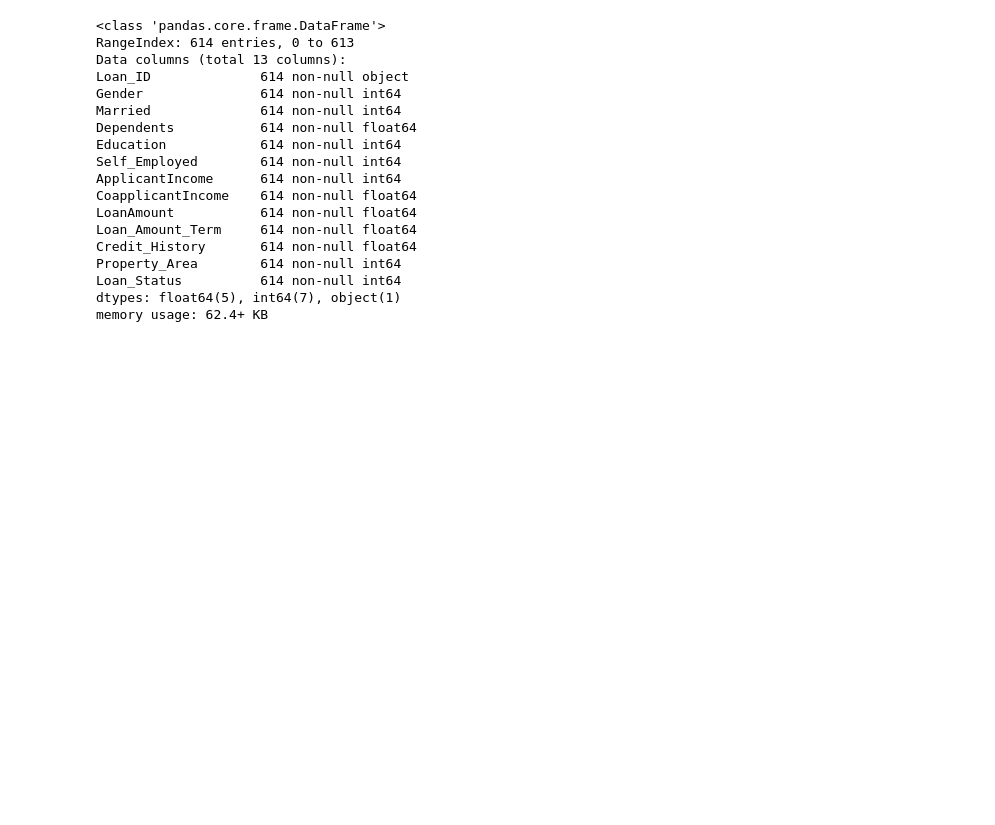
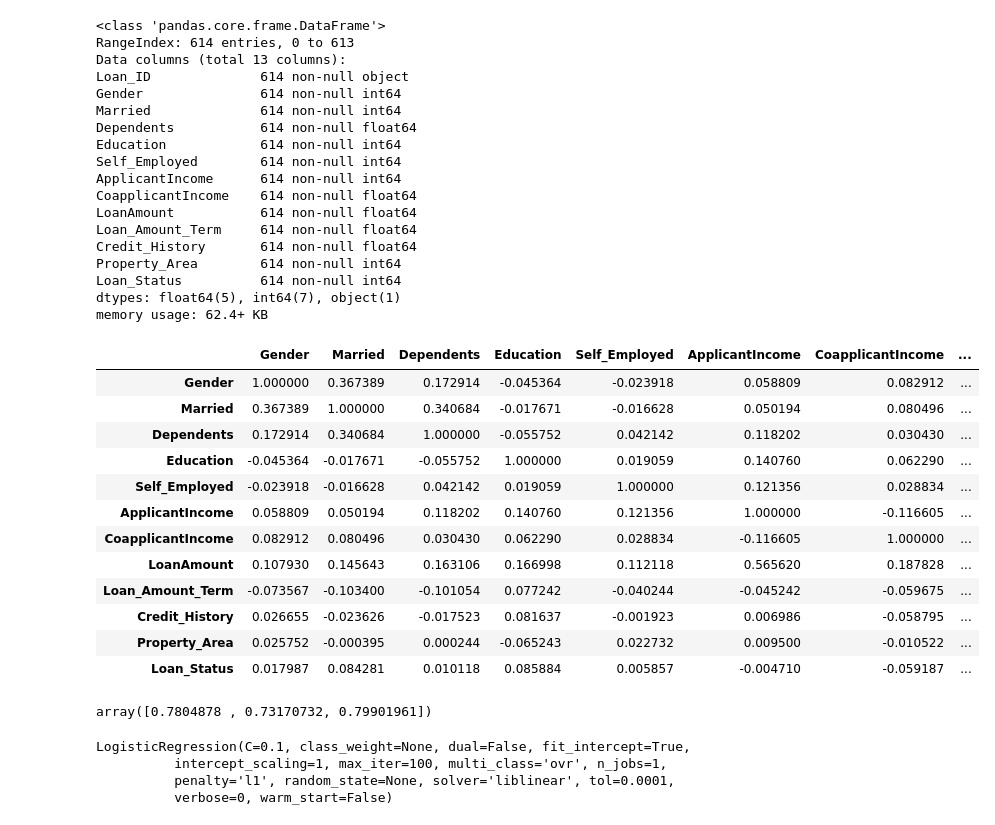
Before and after one commit to rdamehta/Loan_prediction, a Jupyter notebook: loan_predictions.ipynb, the cells around one changed output. Saved outputs shown, nothing was run; the diff lists cells and outputs as text; code cells hidden in the pictures; blank space fills up the shorter version.

```diff
--- a/loan_predictions.ipynb
+++ b/loan_predictions.ipynb
@@ -196,3 +196,46 @@ Property_Area        614 non-null int64
 Loan_Status          614 non-null int64
 dtypes: float64(5), int64(7), object(1)
 memory usage: 62.4+ KB
+# %%
+train.corr()
+# %% [output]
+|  | Gender | Married | Dependents | Education | Self_Employed | ApplicantIncome | CoapplicantIncome | ... |
+| Gender | 1.000000 | 0.367389 | 0.172914 | -0.045364 | -0.023918 | 0.058809 | 0.082912 | ... |
+| Married | 0.367389 | 1.000000 | 0.340684 | -0.017671 | -0.016628 | 0.050194 | 0.080496 | ... |
+| Dependents | 0.172914 | 0.340684 | 1.000000 | -0.055752 | 0.042142 | 0.118202 | 0.030430 | ... |
+| Education | -0.045364 | -0.017671 | -0.055752 | 1.000000 | 0.019059 | 0.140760 | 0.062290 | ... |
+| Self_Employed | -0.023918 | -0.016628 | 0.042142 | 0.019059 | 1.000000 | 0.121356 | 0.028834 | ... |
+| ApplicantIncome | 0.058809 | 0.050194 | 0.118202 | 0.140760 | 0.121356 | 1.000000 | -0.116605 | ... |
+| CoapplicantIncome | 0.082912 | 0.080496 | 0.030430 | 0.062290 | 0.028834 | -0.116605 | 1.000000 | ... |
+| LoanAmount | 0.107930 | 0.145643 | 0.163106 | 0.166998 | 0.112118 | 0.565620 | 0.187828 | ... |
+| Loan_Amount_Term | -0.073567 | -0.103400 | -0.101054 | 0.077242 | -0.040244 | -0.045242 | -0.059675 | ... |
+| Credit_History | 0.026655 | -0.023626 | -0.017523 | 0.081637 | -0.001923 | 0.006986 | -0.058795 | ... |
+| Property_Area | 0.025752 | -0.000395 | 0.000244 | -0.065243 | 0.022732 | 0.009500 | -0.010522 | ... |
+| Loan_Status | 0.017987 | 0.084281 | 0.010118 | 0.085884 | 0.005857 | -0.004710 | -0.059187 | ... |
+# %%
+from sklearn.ensemble import RandomForestClassifier, ExtraTreesClassifier
+from sklearn.model_selection import train_test_split, cross_val_score
+from sklearn.linear_model import LogisticRegression, LogisticRegressionCV
+from sklearn.svm import SVC
+
+
+
+X = train.drop(['Loan_ID', 'Loan_Status'], axis=1)
+y = train['Loan_Status']
+
+X_train, X_test, y_train, y_test = train_test_split(X, y, test_size = .3)
+
+rf = RandomForestClassifier(n_estimators = 100)
+et = ExtraTreesClassifier(n_estimators = 100)
+lr = LogisticRegression(penalty = 'l1', C=.1)
+#svc = SVC(kernel = 'linear')
+cross_val_score(lr,X,y)
+# %% [output]
+array([0.7804878 , 0.73170732, 0.79901961])
+# %%
+lr.fit(X,y)
+# %% [output]
+LogisticRegression(C=0.1, class_weight=None, dual=False, fit_intercept=True,
+          intercept_scaling=1, max_iter=100, multi_class='ovr', n_jobs=1,
+          penalty='l1', random_state=None, solver='liblinear', tol=0.0001,
+          verbose=0, warm_start=False)
```
Also changed, not shown: parts of 16 cells of this notebook, 6 other files.
